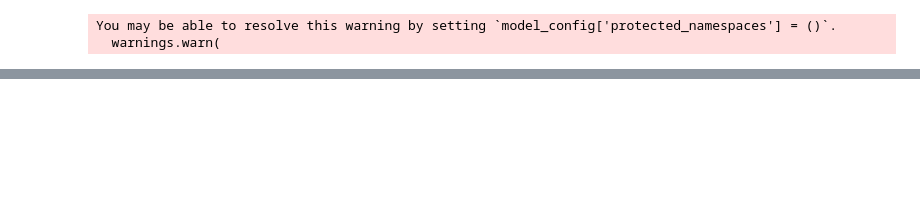
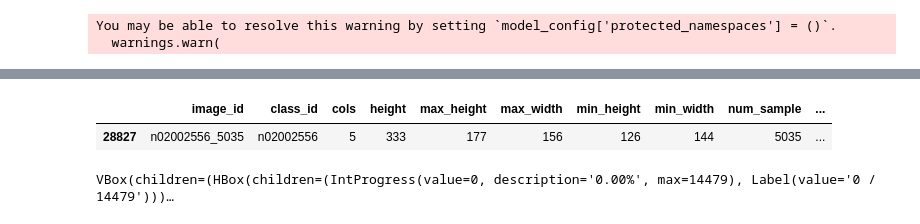
Before and after one commit to JanDuchscherer104/PatchNet, a Jupyter notebook: notebooks/train.ipynb, the cells around one changed output, grey strips where cells are left out. Saved outputs shown, nothing was run; the diff lists cells and outputs as text; code cells hidden in the pictures; blank space fills up the shorter version.

Commit message:
update: train notebook

```diff
--- a/notebooks/train.ipynb
+++ b/notebooks/train.ipynb
@@ -5,7 +5,8 @@ You may be able to resolve this warning by setting `model_config['protected_name
   warnings.warn(
 # %%
 hparams = HyperParameters()
-config = Config(is_debug=True, is_fast_dev_run=True)
+config = Config(is_debug=False, is_fast_dev_run=False, max_epochs=5, is_multiproc=True,
+                mlflow_config={"run_name": "R001-Apr28-21:42"})
 # %%
 trainer = TrainerFactory.create_trainer(config, hparams)
 # %% [output]
@@ -22,3 +29,3 @@ module = LitJigsawModule(config, hparams)
 # %%
-trainer.fit(model=module, train_dataloaders=data_module.train_dataloader())
+trainer.fit(model=module, datamodule=data_module)
 # %% [output]
@@ -44,0 +170,29 @@ trainer.fit(model=module, train_dataloaders=data_module.train_dataloader())
+# %%
+import shutil
+from pandarallel import pandarallel
+
+def check_samples(df, hparams:HyperParameters, config:Config, split):
+    pandarallel.initialize(progress_bar=True, nb_workers=16)
+
+    def check_row(row):
+        class_dir = config.paths.jigsaw_dir / "images" / split / row["class_id"]
+        if split == "train":
+            sample_dir = class_dir / str(row["num_sample"])
+        else:
+            sample_dir = class_dir / str(row["num_sample"]).zfill(8)
+        if not (sample_dir / "labels.npy").exists():
+            try:
+                # shutil.rmtree(sample_dir)
+                return True
+            except FileNotFoundError:
+                pass
+        return False
+
+    invalid_rows = df.apply(check_row, axis=1)
+
+    return df[invalid_rows].index
+
+invalid_train = check_samples(data_module.jigsaw_train.df, hparams, config, "train")
+print(len(invalid_train))
+data_module.jigsaw_train.df.drop(labels=invalid_train)
+data_module.jigsaw_train.df.to_pickle(config.paths.jigsaw_dir / "jigsaw_train.pkl")
@@ -44,0 +237,31 @@ trainer.fit(model=module, train_dataloaders=data_module.train_dataloader())
+# %%
+data_module.jigsaw_train.df.iloc[invalid_train].sample(1)
+# %% [output]
+|  | image_id | class_id | cols | height | max_height | max_width | min_height | min_width | num_sample | ... |
+| 28827 | n02002556_5035 | n02002556 | 5 | 333 | 177 | 156 | 126 | 144 | 5035 | ... |
+# %%
+import shutil
+
+def check_samples(df, hparams:HyperParameters, config:Config, split):
+    def check_row(row):
+        class_dir = config.paths.jigsaw_dir / "images" / split / row["class_id"]
+        if split == "train":
+            sample_dir = class_dir / str(row["num_sample"])
+        else:
+            sample_dir = class_dir / str(row["num_sample"]).zfill(8)
+        num_pieces = len(list(sample_dir.glob('piece_*.png')))
+        prod_num = np.prod(hparams.puzzle_shape)
+        if num_pieces != prod_num:
+            shutil.rmtree(sample_dir)
+            return True
+        return False
+
+    invalid_rows = df.parallel_apply(check_row, axis=1)
+
+    return df[invalid_rows].index
+
+invalid_train = check_samples(data_module.jigsaw_train.df, hparams, config, "train")
+data_module.jigsaw_train.df.drop(labels=invalid_train)
+data_module.jigsaw_train.df.to_pickle(config.paths.jigsaw_dir / "jigsaw_train.pkl")
+# %% [output]
+VBox(children=(HBox(children=(IntProgress(value=0, description='0.00%', max=14479), Label(value='0 / 14479')))…
```
Also changed, not shown: parts of 14 cells of this notebook.
